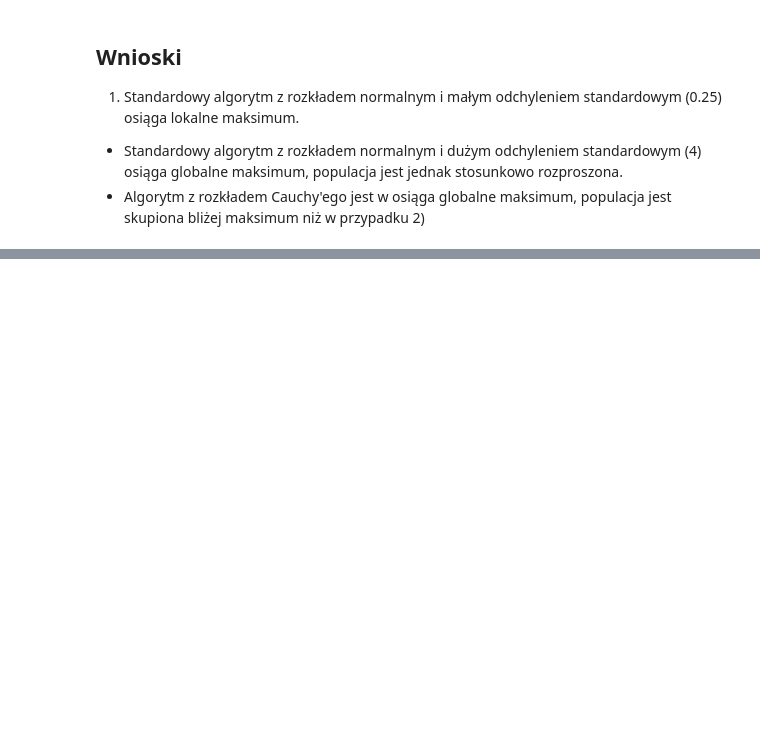
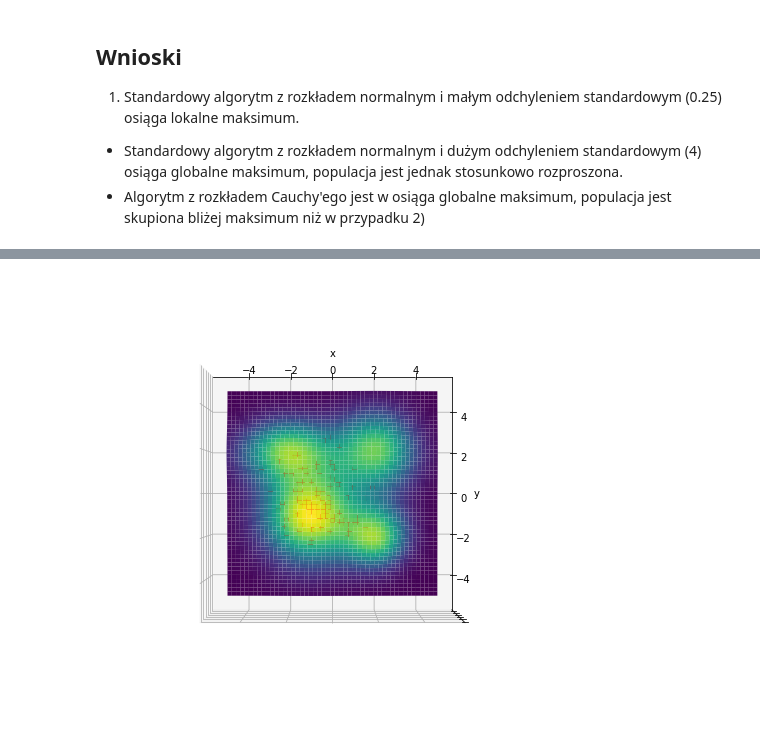
Before and after one commit to adamnapieralski/pszt-evolutionary-cauchy-searching, a Jupyter notebook: EvolutionPreview.ipynb, the cells around one changed output, grey strips where cells are left out. Saved outputs shown, nothing was run; the diff lists cells and outputs as text; code cells hidden in the pictures; blank space fills up the shorter version.

```diff
--- a/EvolutionPreview.ipynb
+++ b/EvolutionPreview.ipynb
@@ -227,0 +307,24 @@ plot_populations(cauchy_populations)
+# %%
+iterations = 40;
+children_num = k**2;
+crossover = 'arithmetic'
+crossover_threshold = 0.6
+# %%
+res = e.run(population, fitness_four_gauss, iterations, children_num, mutation='normal',
+                                    mutation_std=0.5, crossover_threshold=crossover_threshold)
+
+xx = res[:, 0]
+yy = res[:, 1]
+zz = four_gauss(xx, yy)
+fig = plt.figure(figsize=(8, 8))
+
+ax2 = fig.add_subplot(projection='3d')
+ax2.view_init(azim=-90, elev=90)
+ax2.plot_surface(x, y, z, cmap='viridis', edgecolor='none')
+ax2.scatter(xx, yy, zz, color='r', depthshade=False)
+ax2.zaxis.set_ticklabels([])
+ax2.set_xlabel('x')
+ax2.set_ylabel('y')
+plt.show()
+# %% [output]
+[figure, added]
```
Also changed, not shown: parts of 16 cells of this notebook.
